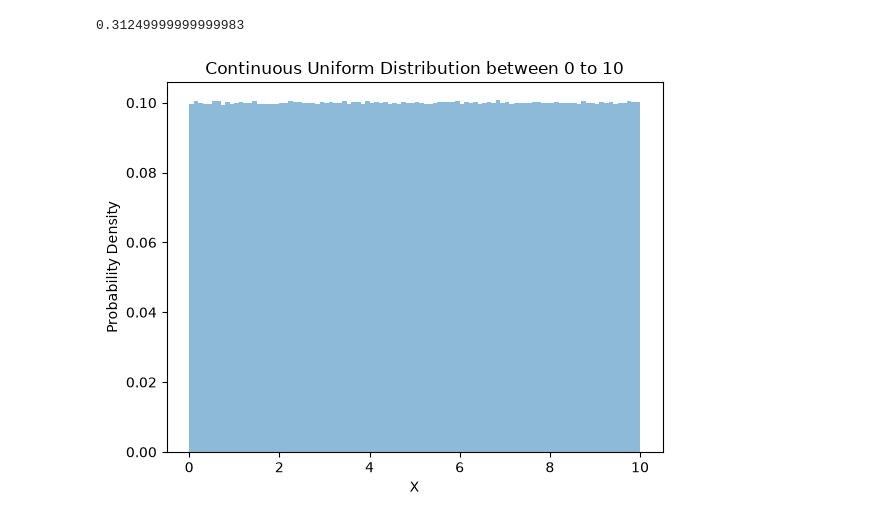
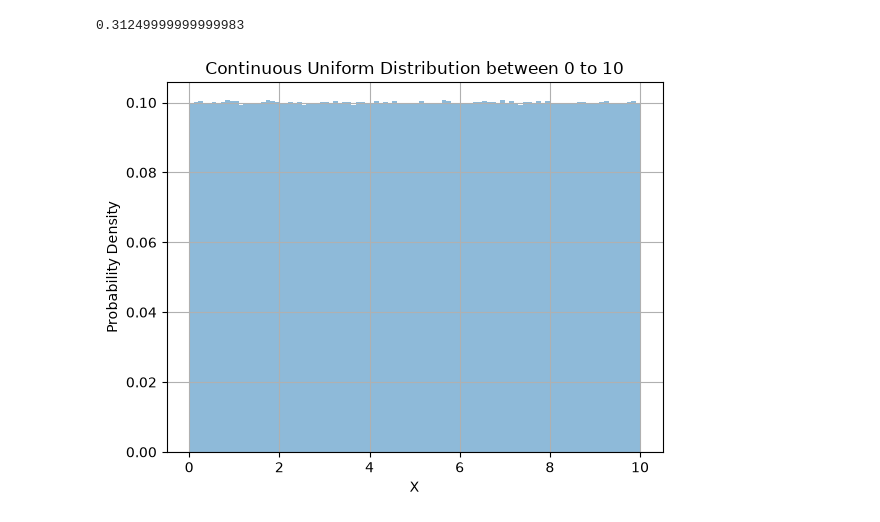
Before and after one commit to vishal-gupta5/Prime-Joruney, a Jupyter notebook: matplotlib.ipynb, the cells around one changed output. Cells and saved outputs as stored; diff of their text form; code cells hidden in the pictures.

```diff
--- a/matplotlib.ipynb
+++ b/matplotlib.ipynb
@@ -325,16 +325,17 @@ print(pro)
 # %%
 # Uniform Distribution
 import numpy as np
 import matplotlib.pyplot as plt
 
 # Values from 0 to 10
 values = np.random.uniform(0, 10, 10_00_0000)
 
 plt.hist(values, bins=100, density = True, alpha = 0.5)
 plt.title("Continuous Uniform Distribution between 0 to 10")
 plt.xlabel("X")
 plt.ylabel("Probability Density")
-p
+plt.grid(True)
+
 plt.show()
 # %% [output]
-[figure, old version]
+[figure, new version]
```
